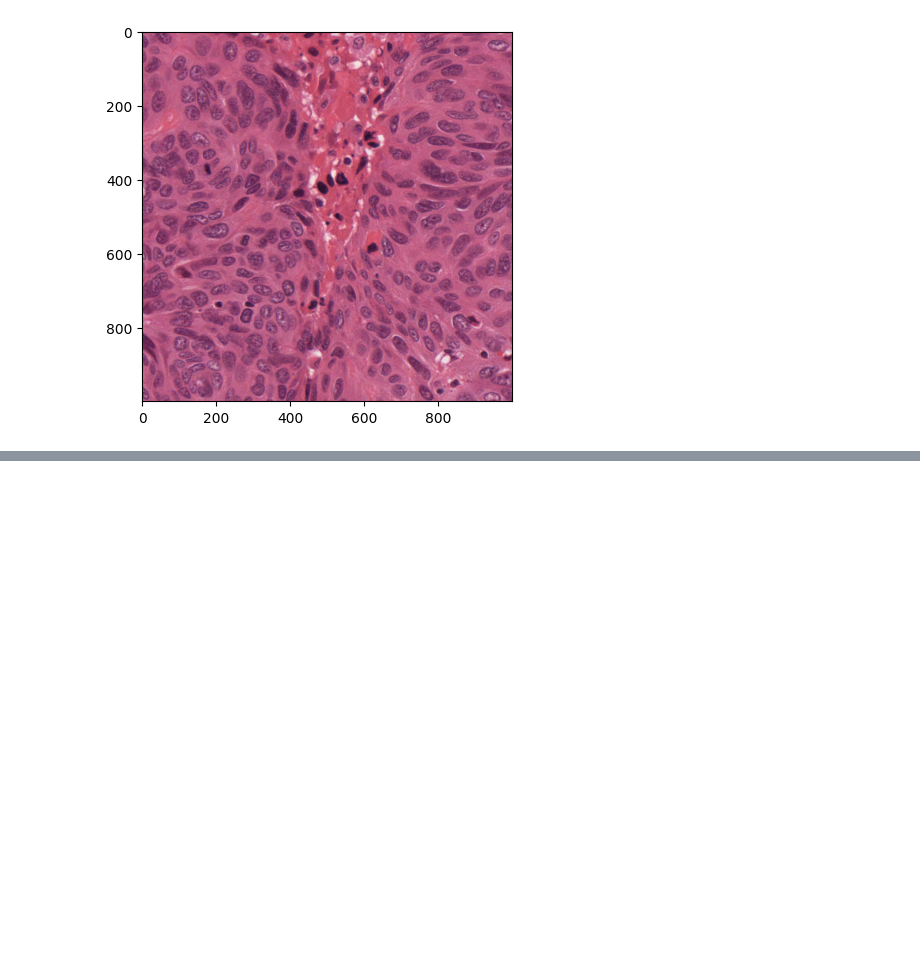
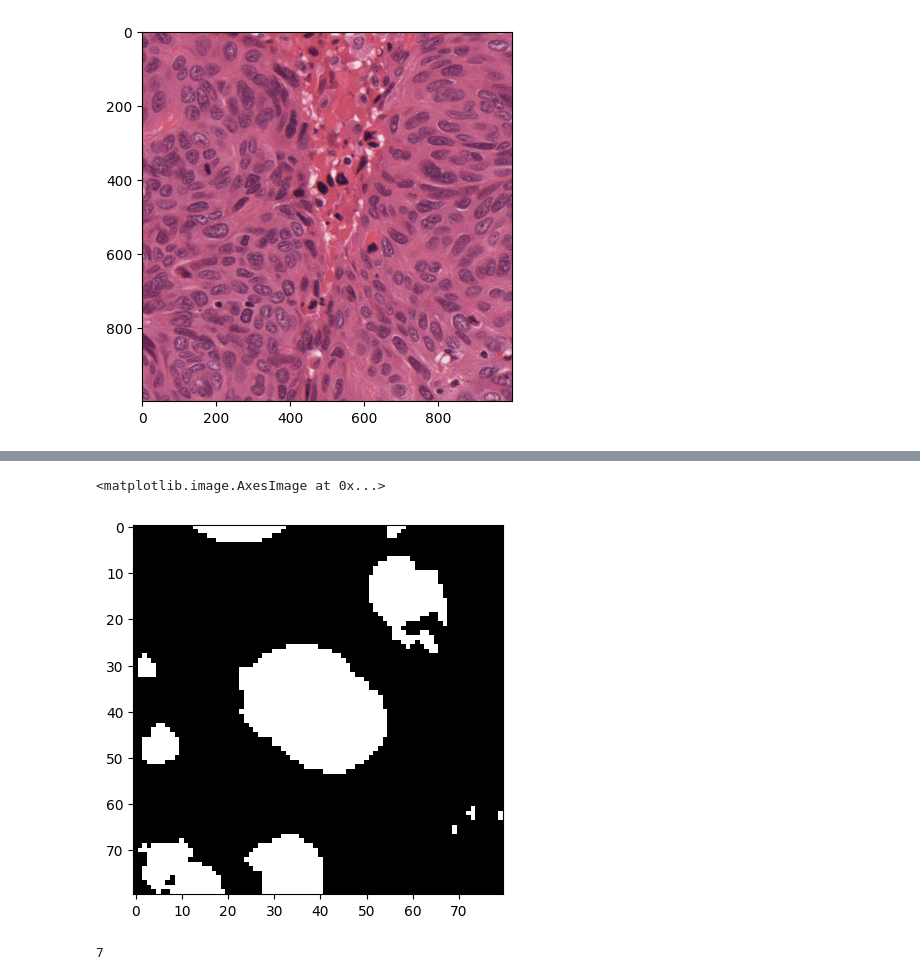
Before and after one commit to vktr274/computer-vision-image-correction-enhancement, a Jupyter notebook: experiment_2.ipynb, the cells around one changed output, grey strips where cells are left out. Cells and saved outputs as stored; diff of their text form; code cells hidden in the pictures; blank space fills up the shorter version.

```diff
--- a/experiment_2.ipynb
+++ b/experiment_2.ipynb
@@ -57,0 +57,23 @@ plt.ylim([y_low, y_high])
+# %%
+gray_nucleus = cv2.cvtColor(nucleus, cv2.COLOR_RGB2GRAY)
+_, bin_nucleus = cv2.threshold(gray_nucleus, 0, 255, cv2.THRESH_OTSU + cv2.THRESH_BINARY_INV)
+plt.imshow(bin_nucleus, cmap="gray")
+# %% [output]
+<matplotlib.image.AxesImage at 0x...>
+[figure, added]
+# %%
+contours, _ = cv2.findContours(bin_nucleus, cv2.RETR_EXTERNAL, cv2.CHAIN_APPROX_SIMPLE)
+areas = []
+
+for contour in contours:
+    areas.append(cv2.contourArea(contour))
+
+max_contour_area_idx = np.argmax(areas)
+print(max_contour_area_idx)
+
+mask = np.zeros(bin_nucleus.shape, dtype=np.uint8)
+mask = cv2.fillPoly(mask, [contours[max_contour_area_idx]], 255)
+
+contour_img = cv2.drawContours(nucleus, [contours[max_contour_area_idx]], -1, (0, 255, 0))
+# %% [output]
+7
```
Also changed, not shown: parts of 11 cells of this notebook.
